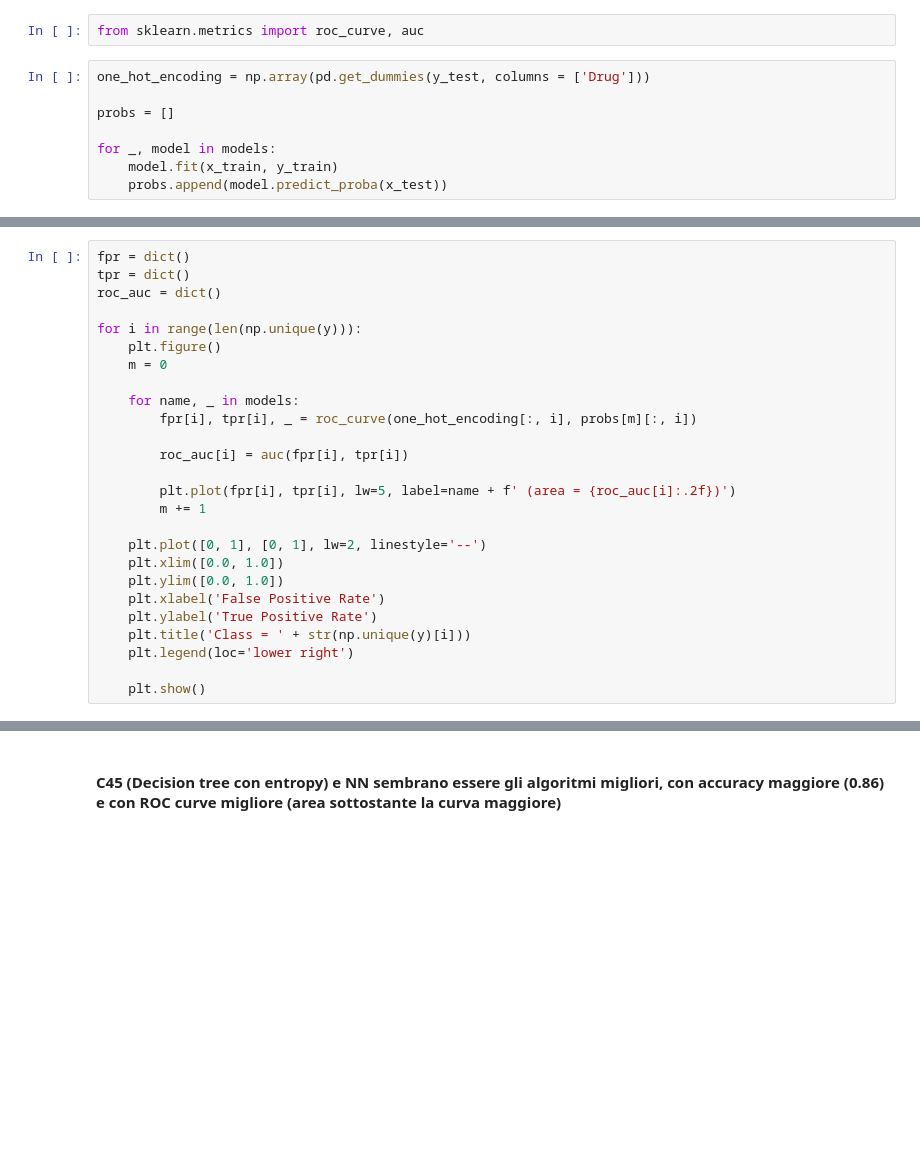
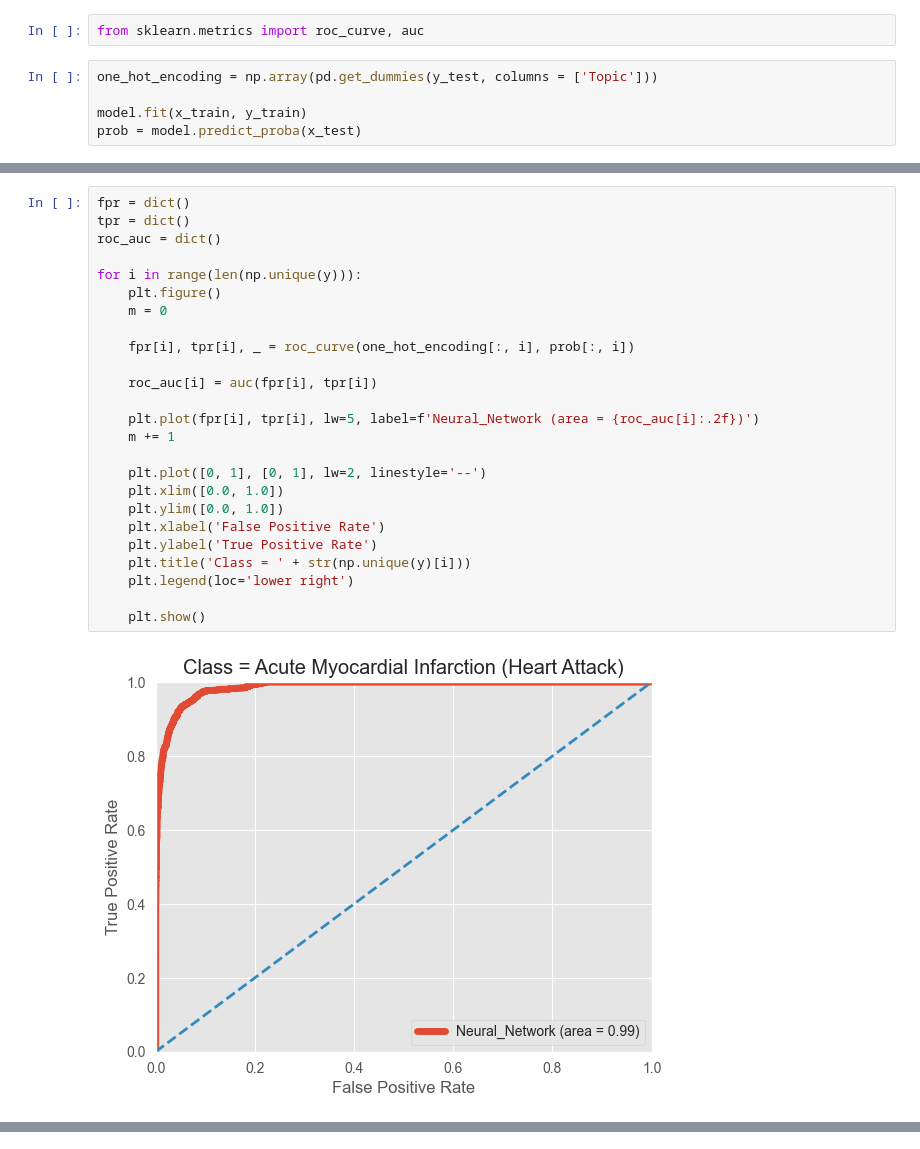
Before and after one commit to GLAwasTaken/ML_Project, a Jupyter notebook: Heart_disease.ipynb, the cells around one changed output, grey strips where cells are left out. Cells and saved outputs as stored; diff of their text form; blank space fills up the shorter version.

```diff
--- a/Heart_disease.ipynb
+++ b/Heart_disease.ipynb
@@ -461,10 +510,7 @@ for i in range(len(models_test)):
 # %%
 from sklearn.metrics import roc_curve, auc
 # %%
-one_hot_encoding = np.array(pd.get_dummies(y_test, columns = ['Drug']))
+one_hot_encoding = np.array(pd.get_dummies(y_test, columns = ['Topic']))
 
-probs = []
-
-for _, model in models:
-    model.fit(x_train, y_train)
-    probs.append(model.predict_proba(x_test))
+model.fit(x_train, y_train)
+prob = model.predict_proba(x_test)
@@ -471,26 +535,27 @@ for _, model in models:
 # %%
 fpr = dict()
 tpr = dict()
 roc_auc = dict()
 
 for i in range(len(np.unique(y))):
     plt.figure()
     m = 0
 
-    for name, _ in models:
-        fpr[i], tpr[i], _ = roc_curve(one_hot_encoding[:, i], probs[m][:, i])
+    fpr[i], tpr[i], _ = roc_curve(one_hot_encoding[:, i], prob[:, i])
 
-        roc_auc[i] = auc(fpr[i], tpr[i])
+    roc_auc[i] = auc(fpr[i], tpr[i])
 
-        plt.plot(fpr[i], tpr[i], lw=5, label=name + f' (area = {roc_auc[i]:.2f})')
-        m += 1
+    plt.plot(fpr[i], tpr[i], lw=5, label=f'Neural_Network (area = {roc_auc[i]:.2f})')
+    m += 1
 
     plt.plot([0, 1], [0, 1], lw=2, linestyle='--')
     plt.xlim([0.0, 1.0])
     plt.ylim([0.0, 1.0])
     plt.xlabel('False Positive Rate')
     plt.ylabel('True Positive Rate')
     plt.title('Class = ' + str(np.unique(y)[i]))
     plt.legend(loc='lower right')
 
     plt.show()
+# %% [output]
+[figure, added]
@@ -497,2 +566,0 @@ for i in range(len(np.unique(y))):
-# %% [markdown]
-#### C45 (Decision tree con entropy) e NN sembrano essere gli algoritmi migliori, con accuracy maggiore (0.86) e con ROC curve migliore (area sottostante la curva maggiore)
```
Also changed, not shown: parts of 22 cells of this notebook.
